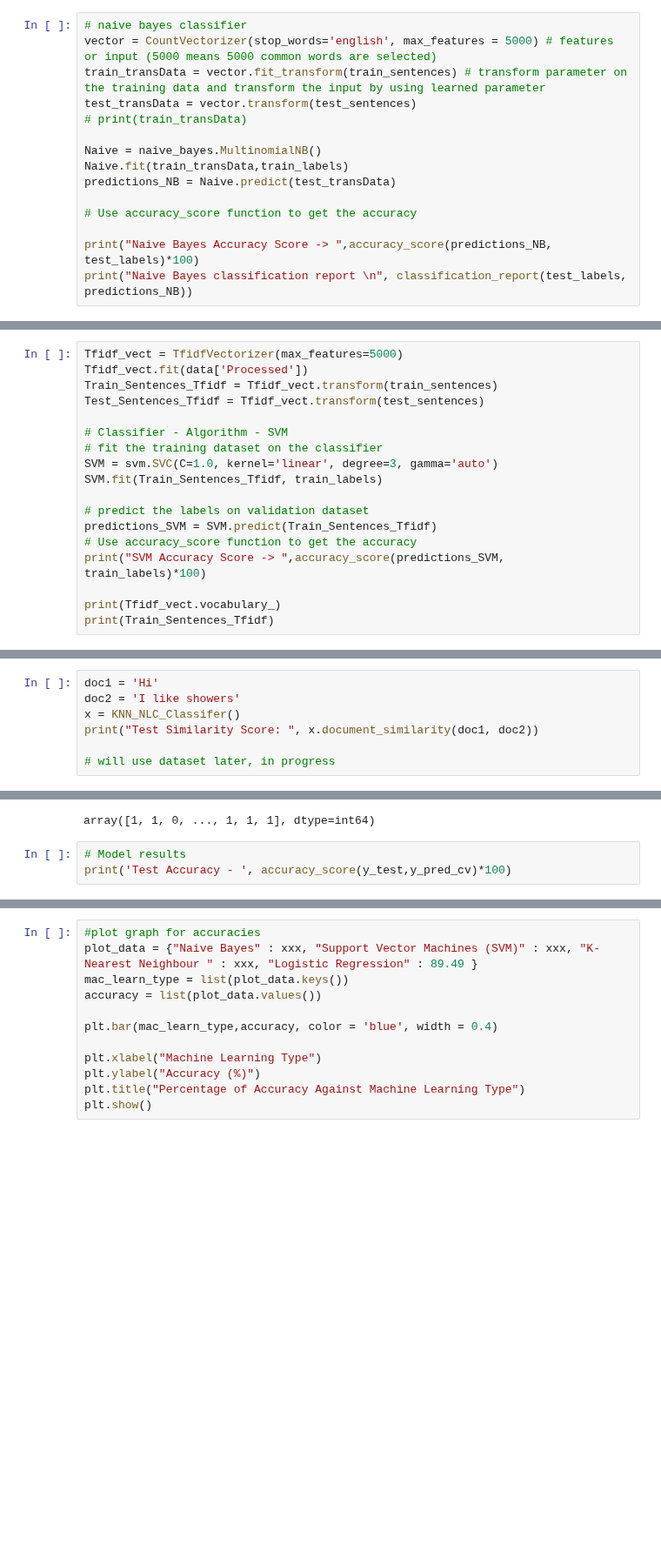
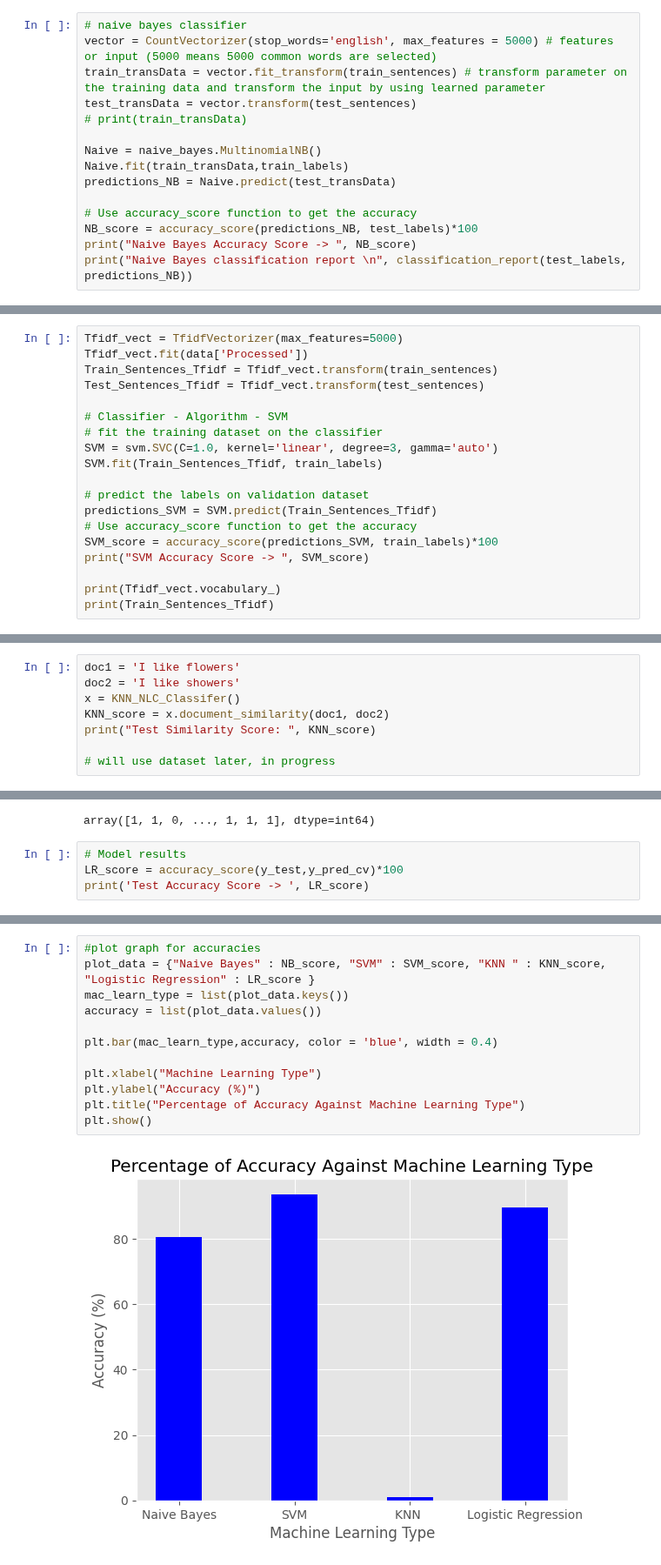
Before and after one commit to jeromechinjs/NLP-Assignment, a Jupyter notebook: AI-Assignment-NLP.ipynb, the cells around one changed output, grey strips where cells are left out. Shown at 87% size. Cells and saved outputs as stored; diff of their text form; blank space fills up the shorter version.

Commit message:
entered values into bar graph

```diff
--- a/AI-Assignment-NLP.ipynb
+++ b/AI-Assignment-NLP.ipynb
@@ -268,7 +268,7 @@ Naive.fit(train_transData,train_labels)
 predictions_NB = Naive.predict(test_transData)
 
 # Use accuracy_score function to get the accuracy
-
-print("Naive Bayes Accuracy Score -> ",accuracy_score(predictions_NB, test_labels)*100)
+NB_score = accuracy_score(predictions_NB, test_labels)*100
+print("Naive Bayes Accuracy Score -> ", NB_score)
 print("Naive Bayes classification report \n", classification_report(test_labels, predictions_NB))
 # %% [output]
@@ -303,7 +303,8 @@ SVM.fit(Train_Sentences_Tfidf, train_labels)
 # predict the labels on validation dataset
 predictions_SVM = SVM.predict(Train_Sentences_Tfidf)
 # Use accuracy_score function to get the accuracy
-print("SVM Accuracy Score -> ",accuracy_score(predictions_SVM, train_labels)*100)
+SVM_score = accuracy_score(predictions_SVM, train_labels)*100
+print("SVM Accuracy Score -> ", SVM_score)
 
 print(Tfidf_vect.vocabulary_)
 print(Train_Sentences_Tfidf)
@@ -448,10 +449,11 @@ class KNN_NLC_Classifer():
 
         return (self.similarity_score(synsets1, synsets2) + self.similarity_score(synsets1, synsets2) / 2)
 # %%
-doc1 = 'Hi'
+doc1 = 'I like flowers'
 doc2 = 'I like showers'
 x = KNN_NLC_Classifer()
-print("Test Similarity Score: ", x.document_similarity(doc1, doc2))
+KNN_score = x.document_similarity(doc1, doc2)
+print("Test Similarity Score: ", KNN_score)
 
 # will use dataset later, in progress
 # %% [output]
@@ -488,5 +490,6 @@ y_pred_cv
 array([1, 1, 0, ..., 1, 1, 1], dtype=int64)
 # %%
 # Model results
-print('Test Accuracy - ', accuracy_score(y_test,y_pred_cv)*100)
+LR_score = accuracy_score(y_test,y_pred_cv)*100
+print('Test Accuracy Score -> ', LR_score)
 # %% [output]
@@ -496,12 +499,14 @@ Test Accuracy -  89.51650395165039
 # %%
 #plot graph for accuracies
-plot_data = {"Naive Bayes" : xxx, "Support Vector Machines (SVM)" : xxx, "K-Nearest Neighbour " : xxx, "Logistic Regression" : 89.49 }
+plot_data = {"Naive Bayes" : NB_score, "SVM" : SVM_score, "KNN " : KNN_score, "Logistic Regression" : LR_score }
 mac_learn_type = list(plot_data.keys())
 accuracy = list(plot_data.values())
 
 plt.bar(mac_learn_type,accuracy, color = 'blue', width = 0.4)
 
 plt.xlabel("Machine Learning Type")
 plt.ylabel("Accuracy (%)")
 plt.title("Percentage of Accuracy Against Machine Learning Type")
 plt.show()
+# %% [output]
+[figure, added]
```
Also changed, not shown: parts of 5 cells of this notebook.
